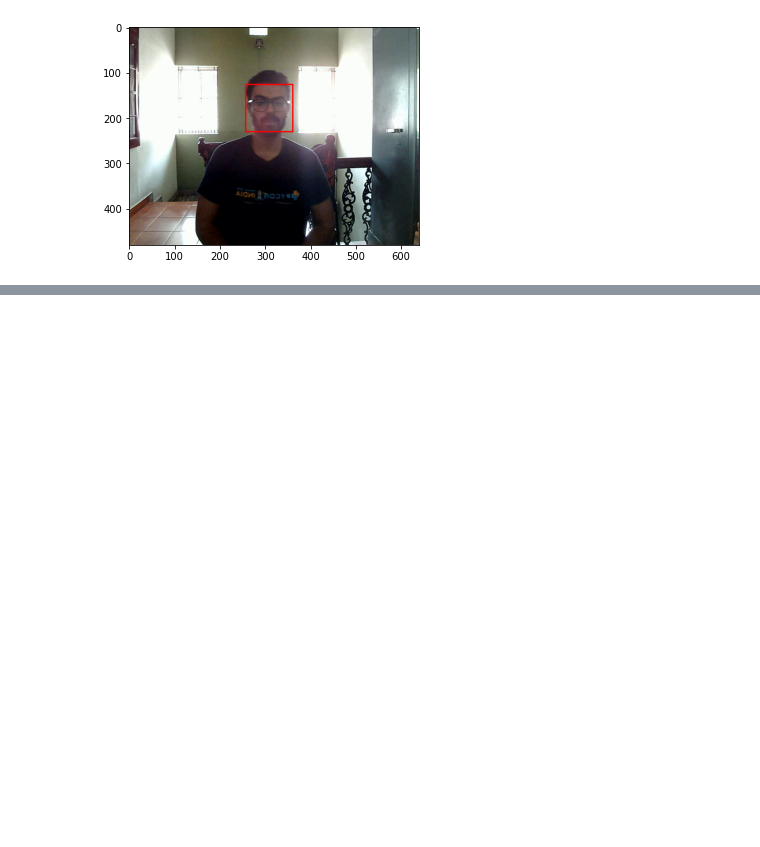
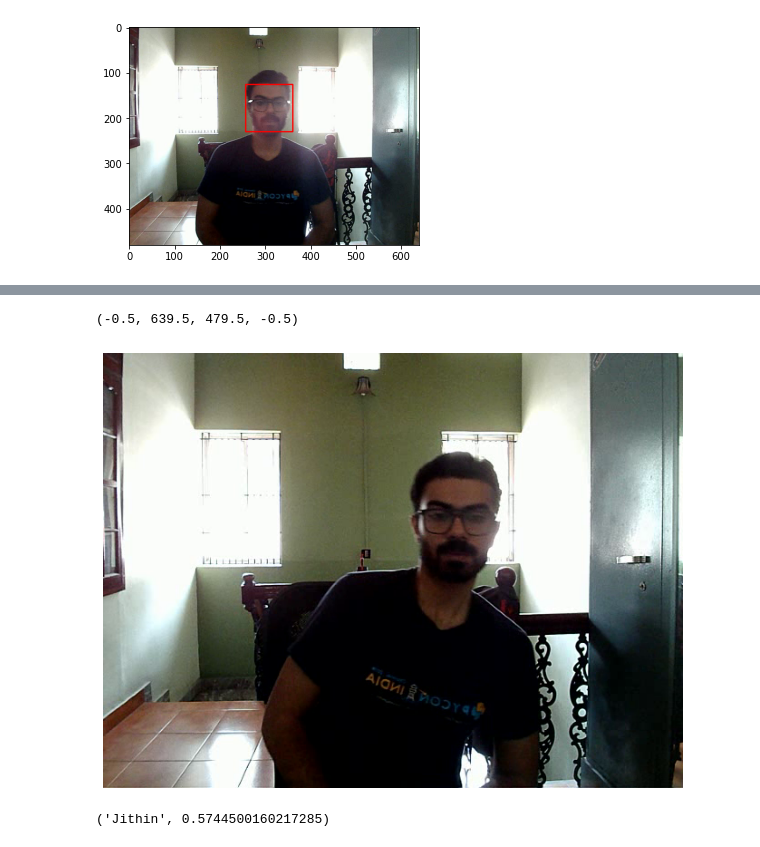
Before and after one commit to jjmachan/Who-art-thou, a Jupyter notebook: Face Verifier.ipynb, the cells around one changed output, grey strips where cells are left out. Cells and saved outputs as stored; diff of their text form; code cells hidden in the pictures; blank space fills up the shorter version.

```diff
--- a/Face tracker.ipynb
+++ b/Face Verifier.ipynb
@@ -103,0 +191,17 @@ plt.imshow(frame)
+# %%
+cap = cv2.VideoCapture('output.avi')
+cap.set(1, 135)
+success, frame = cap.read()
+frame = cv2.cvtColor(frame, cv2.COLOR_BGR2RGB)
+
+plt.figure(figsize=(12, 8))
+plt.imshow(frame)
+plt.axis('off')
+# %% [output]
+(-0.5, 639.5, 479.5, -0.5)
+[figure, added]
+# %%
+name, dist = matcher.recognize(frame)
+name, dist
+# %% [output]
+('Jithin', 0.5744500160217285)
```
Also changed, not shown: parts of 10 cells of this notebook, 1 other file.
